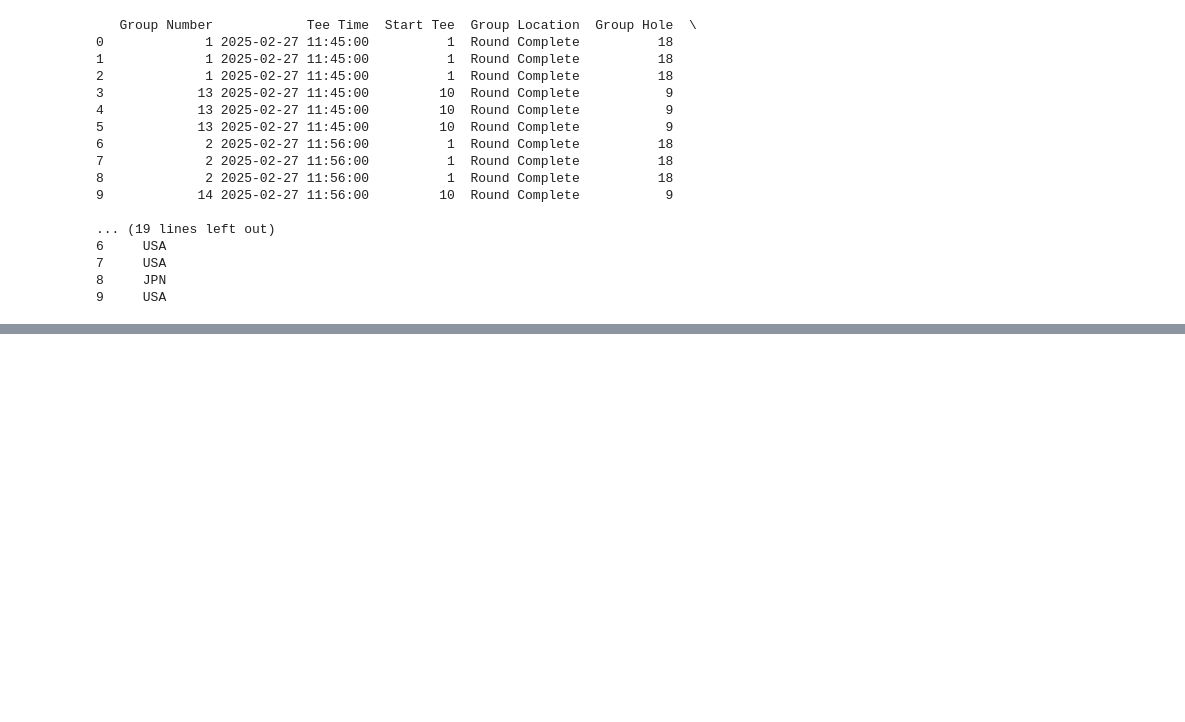
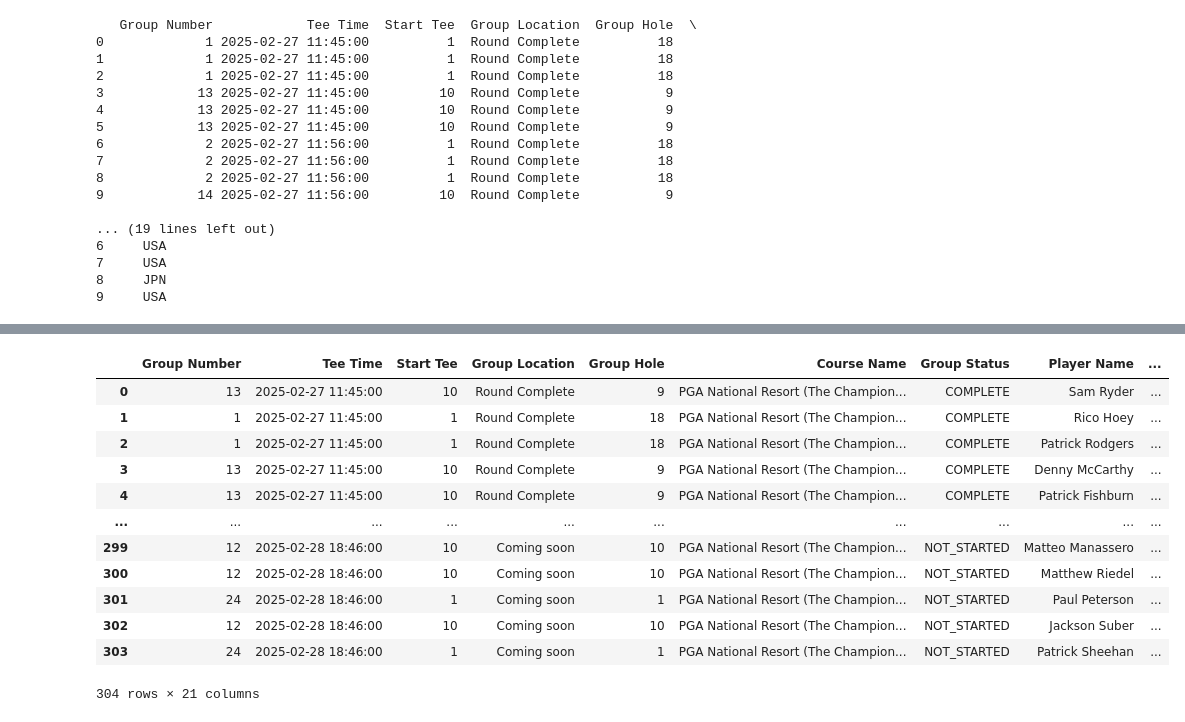
Before and after one commit to rypi314/data_golf, a Jupyter notebook: pga_analysis.ipynb, the cells around one changed output, grey strips where cells are left out. Drawn from its saved outputs; the diff is of its cells as text; code cells hidden in the pictures; blank space fills up the shorter version.

```diff
--- a/pga_analysis.ipynb
+++ b/pga_analysis.ipynb
@@ -22,0 +57,3 @@
+# %%
+# Apply the function to the Full Name column to create a new Last Name column
+df_tournament['Name_Key'] = df_tournament['PLAYER'].apply(extract_last_name)
@@ -22,0 +83,2 @@
+# %%
+joindf = pd.merge(df_tee_time, df_tournament, on='Name_Key', how='left')
@@ -22,0 +91,21 @@
+# %%
+import pandas as pd
+
+# Group by 'Category' column and then order by 'Order' column in descending order
+grouped_df = joindf.groupby('Tee Time').apply(lambda x: x.sort_values('TOT', ascending=False)).reset_index(drop=True)
+# %%
+grouped_df
+# %% [output]
+|  | Group Number | Tee Time | Start Tee | Group Location | Group Hole | Course Name | Group Status | Player Name | ... |
+| 0 | 13 | 2025-02-27 11:45:00 | 10 | Round Complete | 9 | PGA National Resort (The Champion... | COMPLETE | Sam Ryder | ... |
+| 1 | 1 | 2025-02-27 11:45:00 | 1 | Round Complete | 18 | PGA National Resort (The Champion... | COMPLETE | Rico Hoey | ... |
+| 2 | 1 | 2025-02-27 11:45:00 | 1 | Round Complete | 18 | PGA National Resort (The Champion... | COMPLETE | Patrick Rodgers | ... |
+| 3 | 13 | 2025-02-27 11:45:00 | 10 | Round Complete | 9 | PGA National Resort (The Champion... | COMPLETE | Denny McCarthy | ... |
+| 4 | 13 | 2025-02-27 11:45:00 | 10 | Round Complete | 9 | PGA National Resort (The Champion... | COMPLETE | Patrick Fishburn | ... |
+| ... | ... | ... | ... | ... | ... | ... | ... | ... | ... |
+| 299 | 12 | 2025-02-28 18:46:00 | 10 | Coming soon | 10 | PGA National Resort (The Champion... | NOT_STARTED | Matteo Manassero | ... |
+| 300 | 12 | 2025-02-28 18:46:00 | 10 | Coming soon | 10 | PGA National Resort (The Champion... | NOT_STARTED | Matthew Riedel | ... |
+| 301 | 24 | 2025-02-28 18:46:00 | 1 | Coming soon | 1 | PGA National Resort (The Champion... | NOT_STARTED | Paul Peterson | ... |
+| 302 | 12 | 2025-02-28 18:46:00 | 10 | Coming soon | 10 | PGA National Resort (The Champion... | NOT_STARTED | Jackson Suber | ... |
+| 303 | 24 | 2025-02-28 18:46:00 | 1 | Coming soon | 1 | PGA National Resort (The Champion... | NOT_STARTED | Patrick Sheehan | ... |
+304 rows × 21 columns
```
Also changed, not shown: parts of 7 cells of this notebook.
